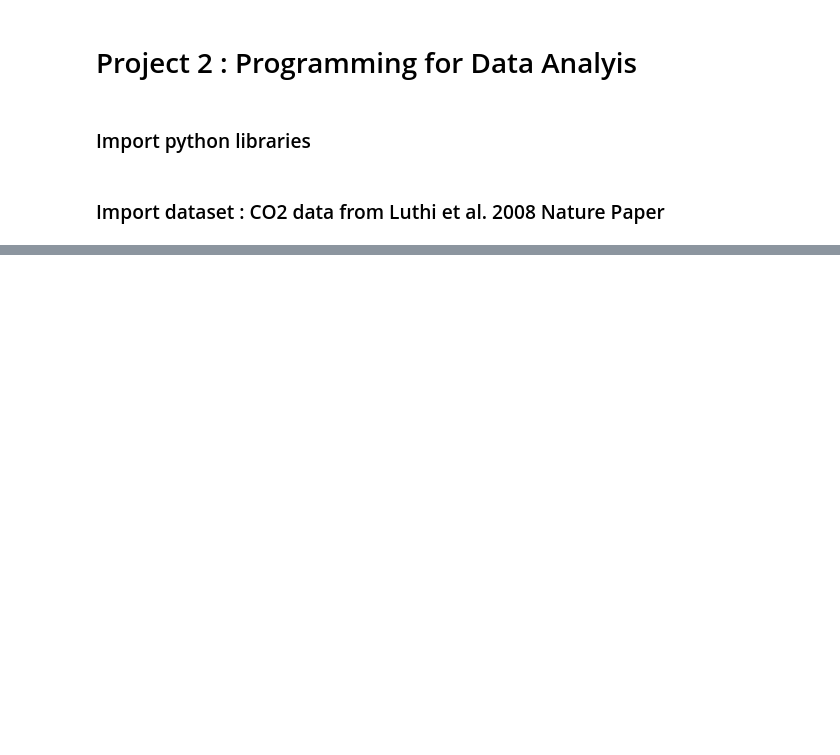
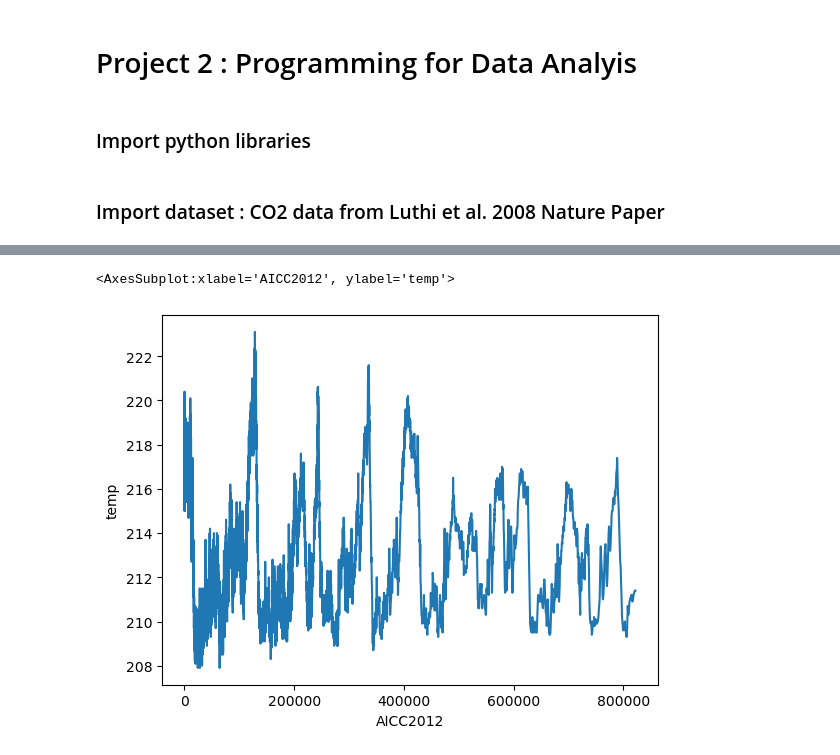
Before and after one commit to mickalleny2k/PfDA_Project2, a Jupyter notebook: project.ipynb, the cells around one changed output, grey strips where cells are left out. Saved outputs shown, nothing was run; the diff lists cells and outputs as text; code cells hidden in the pictures; blank space fills up the shorter version.

```diff
--- a/project.ipynb
+++ b/project.ipynb
@@ -32,0 +123,5 @@ df
+# %%
+sns.lineplot(data=df1, x="AICC2012", y="temp")
+# %% [output]
+<AxesSubplot:xlabel='AICC2012', ylabel='temp'>
+[figure, added]
```
Also changed, not shown: parts of 11 cells of this notebook, 2 other files.
